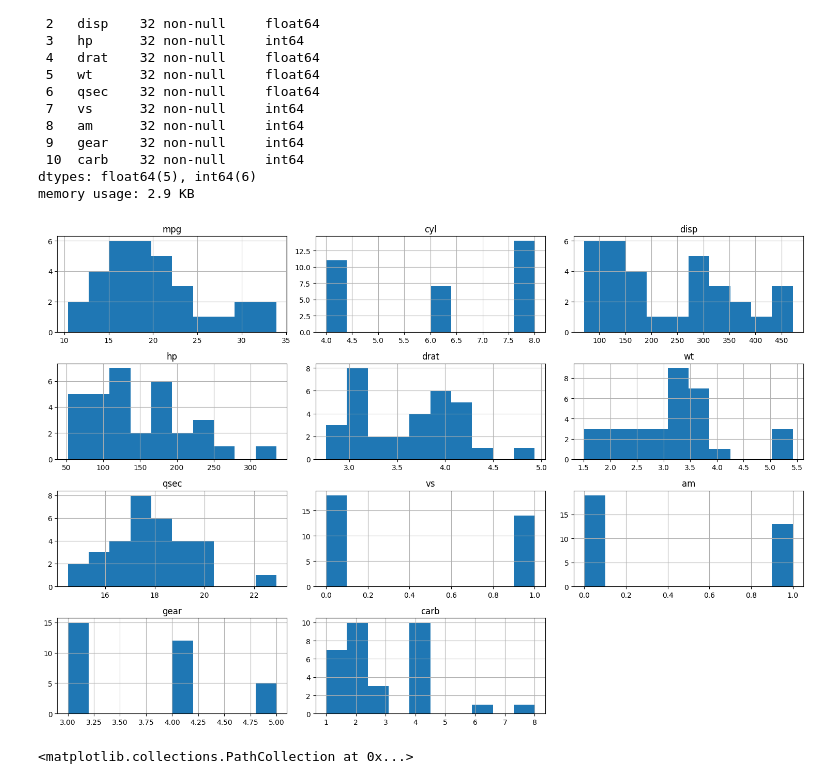
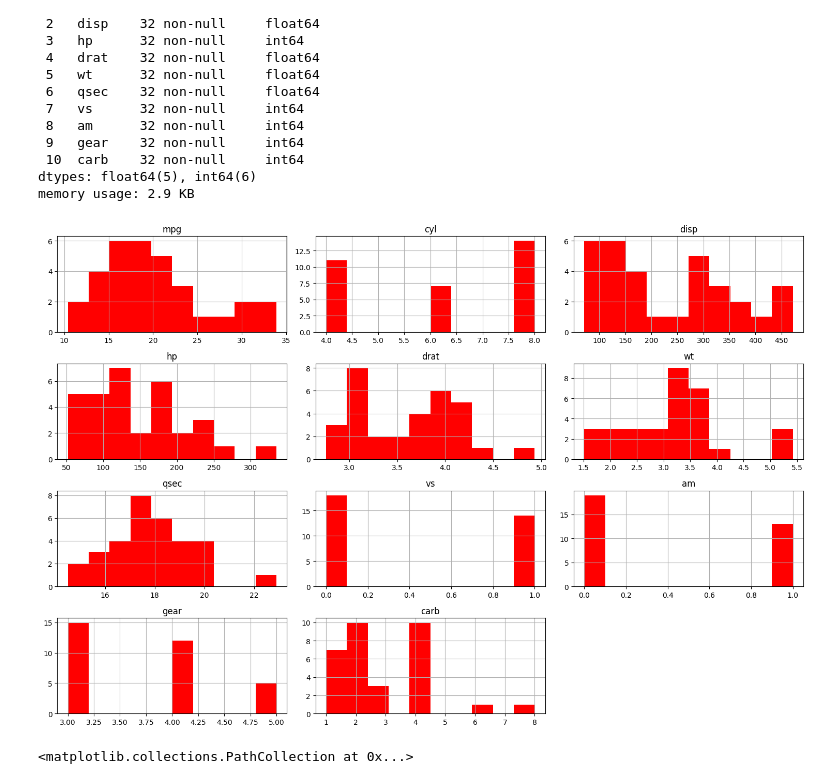
Before and after one commit to Ubed23/python, a Jupyter notebook: Python_visualization_1.ipynb, the cells around one changed output. Cells and saved outputs as stored; diff of their text form; code cells hidden in the pictures.

```diff
--- a/Python_visualization_1.ipynb
+++ b/Python_visualization_1.ipynb
@@ -227,11 +227,11 @@ Data columns (total 11 columns):
 dtypes: float64(5), int64(6)
 memory usage: 2.9 KB
 # %%
-mtcars.hist(figsize=(15,10))
+mtcars.hist(figsize=(15,10),color="red")
 plt.tight_layout()
 plt.show()
 # %% [output]
-[figure, old version]
+[figure, new version]
 # %%
 plt.figure(facecolor="teal")
 plt.scatter(mtcars.mpg,mtcars.qsec,color="red",marker="*")
```
Also changed, not shown: parts of 44 cells of this notebook.
